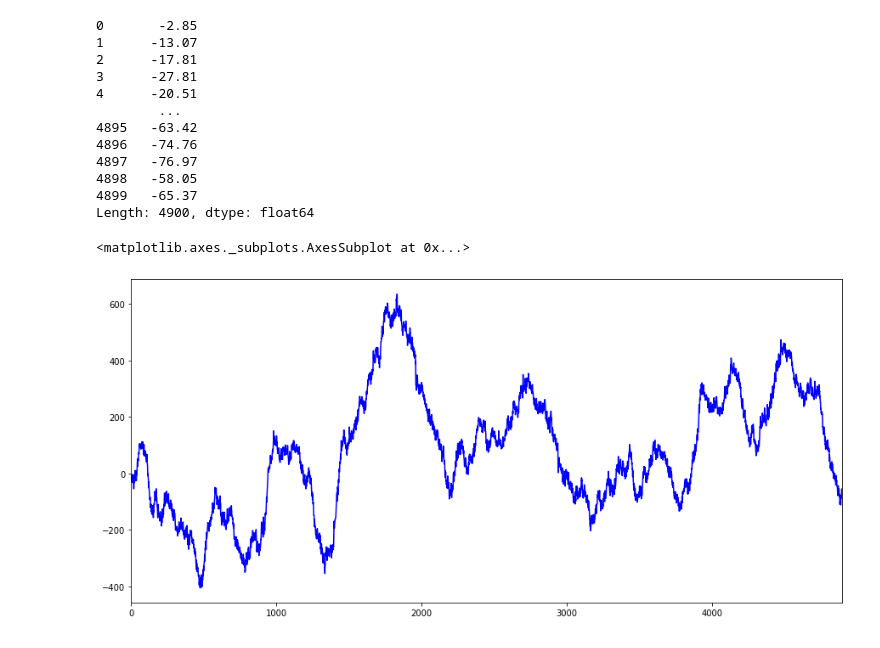
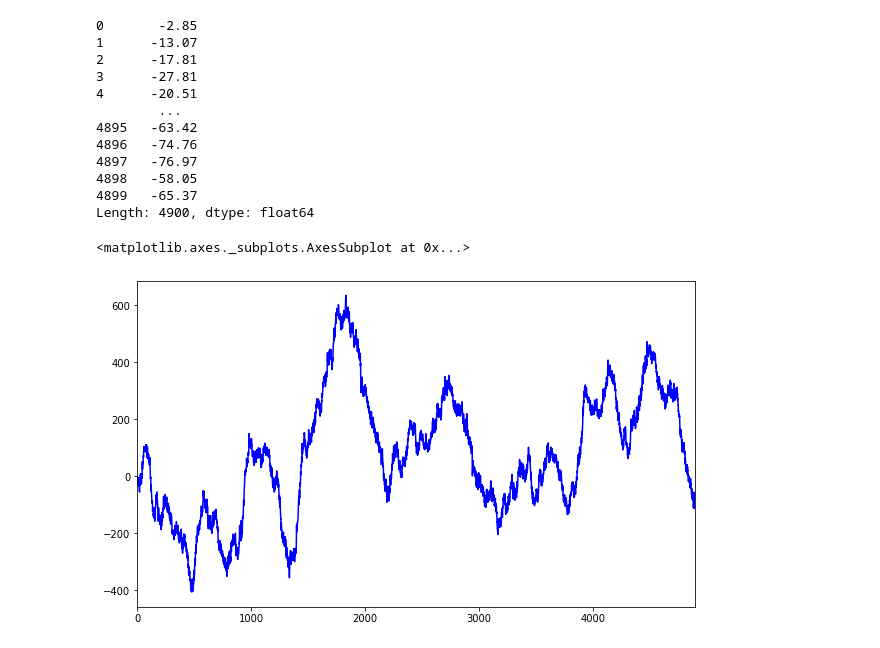
Before and after one commit to indhra/CATS-IJCNN-DATA-2004, a Jupyter notebook: CATS_BENCHMARK_DATA.ipynb, the cells around one changed output. Saved outputs shown, nothing was run; the diff lists cells and outputs as text; code cells hidden in the pictures.

```diff
--- a/CATS_BENCHMARK_DATA.ipynb
+++ b/CATS_BENCHMARK_DATA.ipynb
@@ -71,10 +146,10 @@ Length: 4900, dtype: float64
 # %%
 ax=plt.gca()
 df=dataf
-a.plot(kind='line',color='blue',ax=ax,figsize=(15,7))
+dfff.plot(kind='line',color='blue',ax=ax,figsize=(10,6))
 # %% [output]
 <matplotlib.axes._subplots.AxesSubplot at 0x...>
-[figure, old version]
+[figure, new version]
 # %%
 from pandas import DataFrame
 
```
Also changed, not shown: parts of 6 cells of this notebook, 1 other file.
